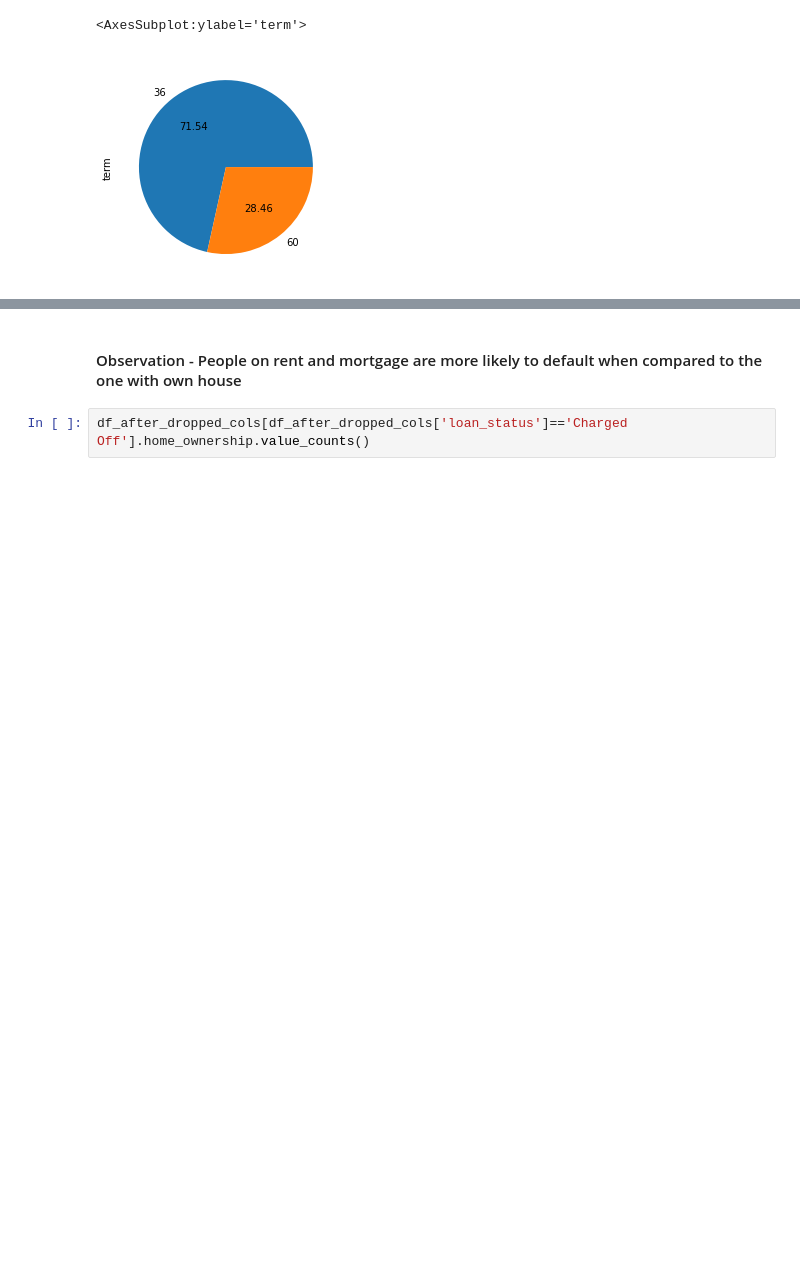
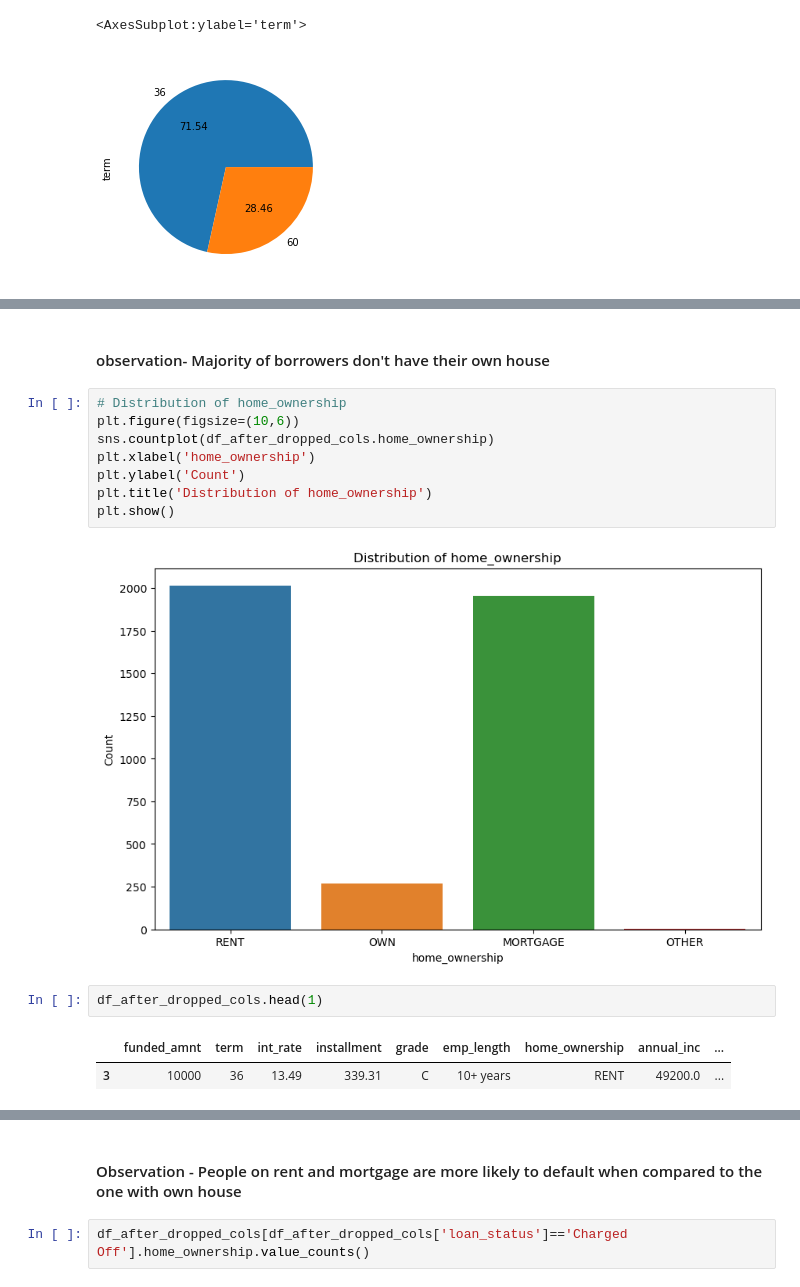
Before and after one commit to abhi-singh-123/Lending-club-case-study, a Jupyter notebook: Lending-Club-Case-Study.ipynb, the cells around one changed output, grey strips where cells are left out. Saved outputs shown, nothing was run; the diff lists cells and outputs as text; blank space fills up the shorter version.

```diff
--- a/Lending-Club-Case-Study.ipynb
+++ b/Lending-Club-Case-Study.ipynb
@@ -516,0 +552,17 @@ df_after_dropped_cols.term.value_counts().plot.pie(autopct='%.2f')
+# %% [markdown]
+#### observation- Majority of borrowers don't have their own house
+# %%
+# Distribution of home_ownership
+plt.figure(figsize=(10,6))
+sns.countplot(df_after_dropped_cols.home_ownership)
+plt.xlabel('home_ownership')
+plt.ylabel('Count')
+plt.title('Distribution of home_ownership')
+plt.show()
+# %% [output]
+[figure, added]
+# %%
+df_after_dropped_cols.head(1)
+# %% [output]
+|  | funded_amnt | term | int_rate | installment | grade | emp_length | home_ownership | annual_inc | ... |
+| 3 | 10000 | 36 | 13.49 | 339.31 | C | 10+ years | RENT | 49200.0 | ... |
```
Also changed, not shown: parts of 36 cells of this notebook.
